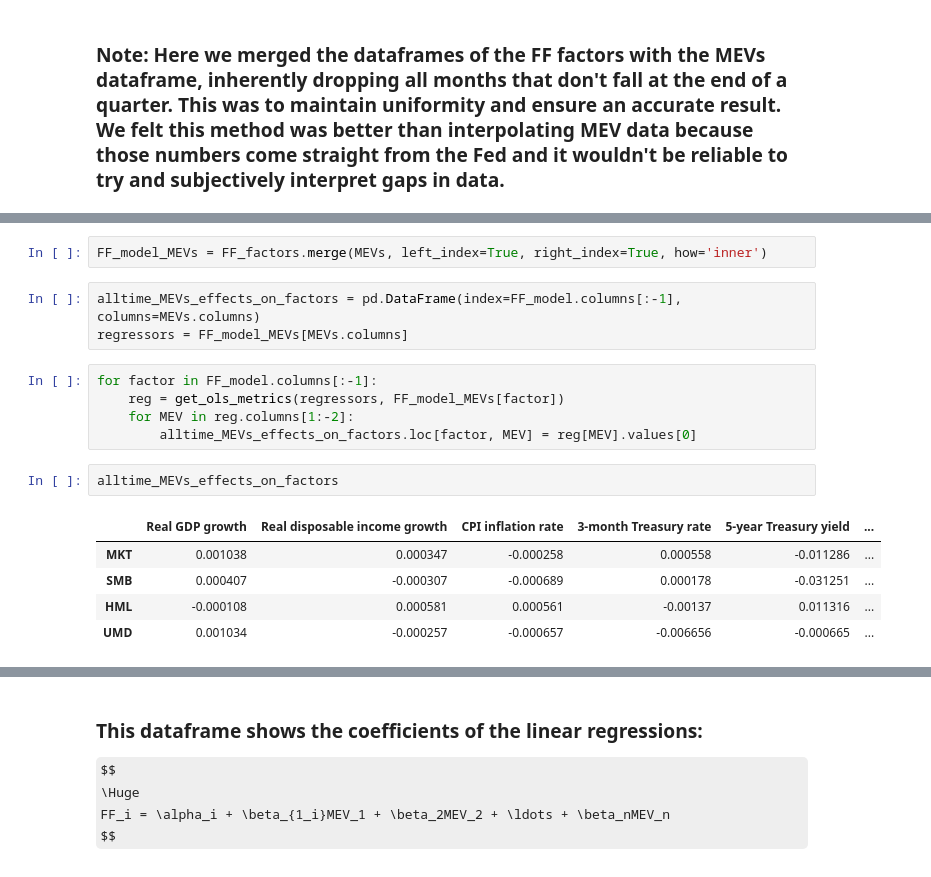
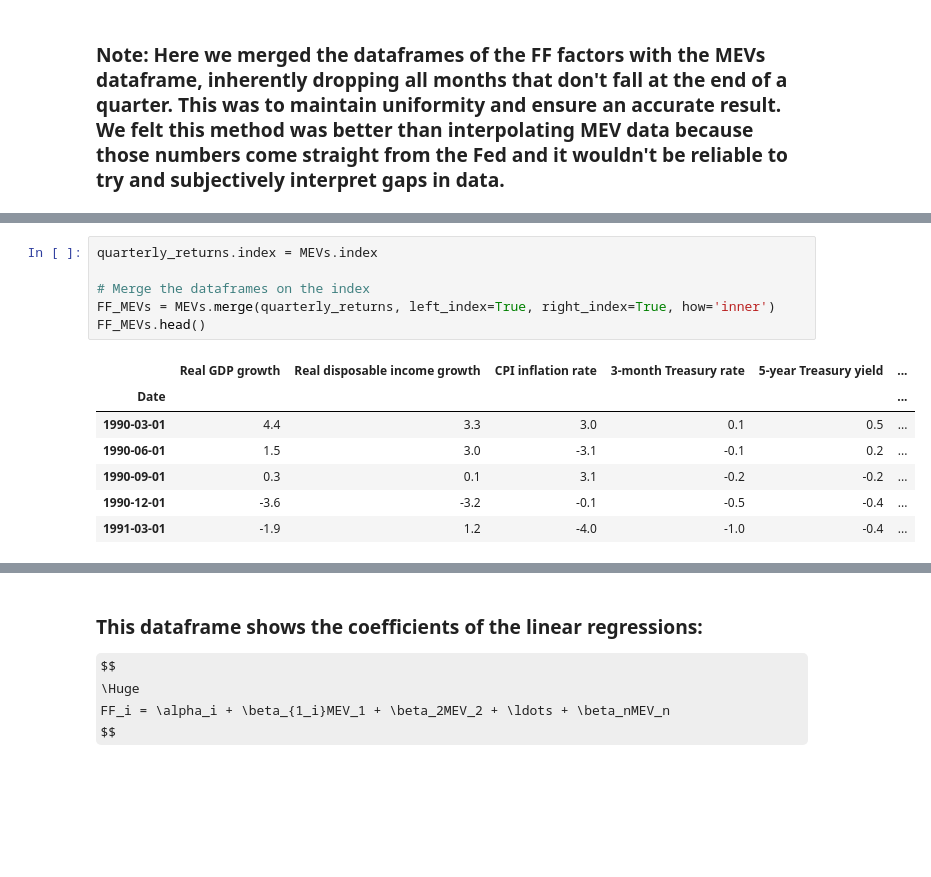
Before and after one commit to vafang25/Econ_Project_2, a Jupyter notebook: Data_Project_2.ipynb, the cells around one changed output, grey strips where cells are left out. Cells and saved outputs as stored; diff of their text form; some formulas as TeX source; blank space fills up the shorter version.

```diff
--- a/Data_Project_2.ipynb
+++ b/Data_Project_2.ipynb
@@ -233,18 +328,14 @@ $$
 # %%
-FF_model_MEVs = FF_factors.merge(MEVs, left_index=True, right_index=True, how='inner')
+quarterly_returns.index = MEVs.index
+
+# Merge the dataframes on the index
+FF_MEVs = MEVs.merge(quarterly_returns, left_index=True, right_index=True, how='inner')
+FF_MEVs.head()
+# %% [output]
+|  | Real GDP growth | Real disposable income growth | CPI inflation rate | 3-month Treasury rate | 5-year Treasury yield | ... |
+| Date |  |  |  |  |  | ... |
+| 1990-03-01 | 4.4 | 3.3 | 3.0 | 0.1 | 0.5 | ... |
+| 1990-06-01 | 1.5 | 3.0 | -3.1 | -0.1 | 0.2 | ... |
+| 1990-09-01 | 0.3 | 0.1 | 3.1 | -0.2 | -0.2 | ... |
+| 1990-12-01 | -3.6 | -3.2 | -0.1 | -0.5 | -0.4 | ... |
+| 1991-03-01 | -1.9 | 1.2 | -4.0 | -1.0 | -0.4 | ... |
-# %%
-alltime_MEVs_effects_on_factors = pd.DataFrame(index=FF_model.columns[:-1], columns=MEVs.columns)
-regressors = FF_model_MEVs[MEVs.columns]
-# %%
-for factor in FF_model.columns[:-1]:
-    reg = get_ols_metrics(regressors, FF_model_MEVs[factor])
-    for MEV in reg.columns[1:-2]:
-        alltime_MEVs_effects_on_factors.loc[factor, MEV] = reg[MEV].values[0]
-# %%
-alltime_MEVs_effects_on_factors
-# %% [output]
-|  | Real GDP growth | Real disposable income growth | CPI inflation rate | 3-month Treasury rate | 5-year Treasury yield | ... |
-| MKT | 0.001038 | 0.000347 | -0.000258 | 0.000558 | -0.011286 | ... |
-| SMB | 0.000407 | -0.000307 | -0.000689 | 0.000178 | -0.031251 | ... |
-| HML | -0.000108 | 0.000581 | 0.000561 | -0.00137 | 0.011316 | ... |
-| UMD | 0.001034 | -0.000257 | -0.000657 | -0.006656 | -0.000665 | ... |
```
Also changed, not shown: parts of 12 cells of this notebook.
